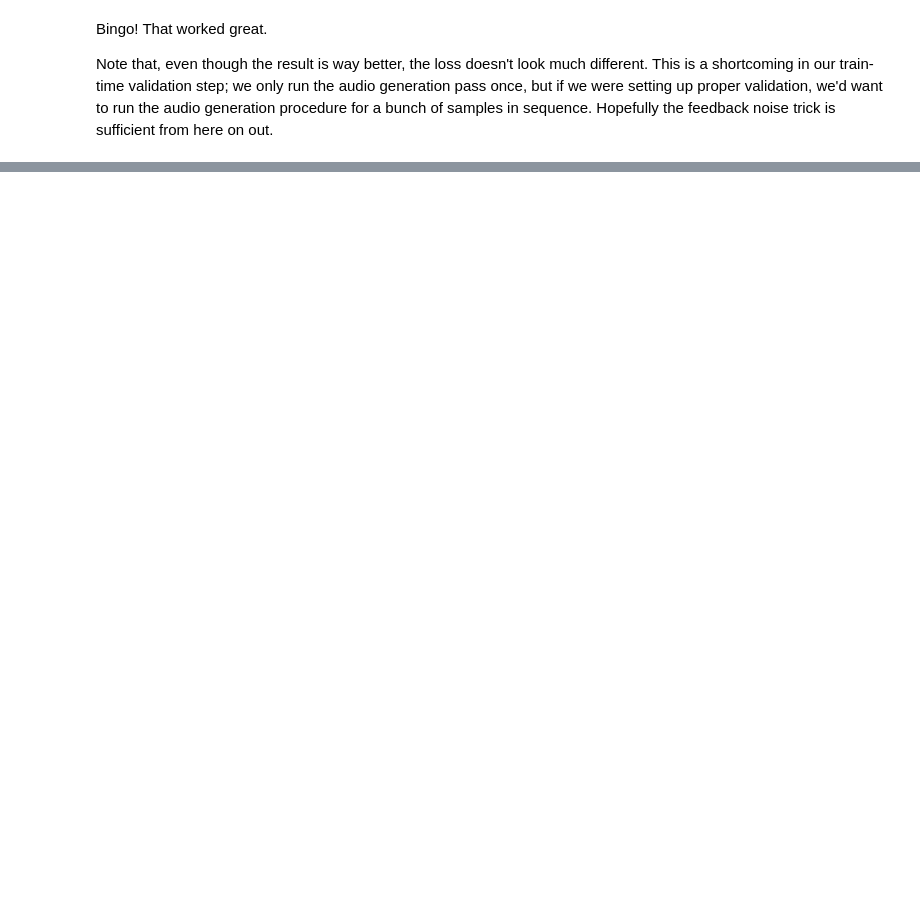
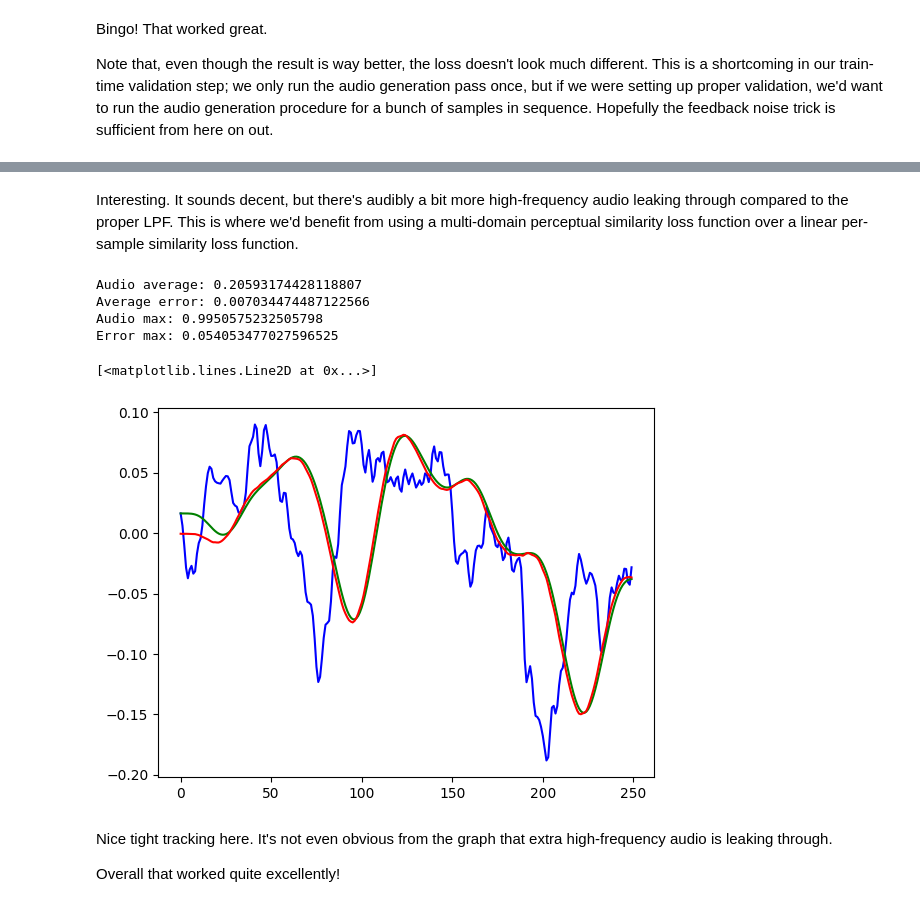
Before and after one commit to wyager/audiofx, a Jupyter notebook: audiofx.ipynb, the cells around one changed output, grey strips where cells are left out. Cells and saved outputs as stored; diff of their text form; code cells hidden in the pictures; blank space fills up the shorter version.

Commit message:
nice

```diff
--- a/audiofx.ipynb
+++ b/audiofx.ipynb
@@ -517,0 +531,3 @@ Note that, even though the result is way better, the loss doesn't look much diff
+# %%
+lowpass_listen = lowpass(listen_audio, 1000, 44100)
+Audio(lowpass_listen, rate=sample_rate)
@@ -517,0 +549,3 @@ Note that, even though the result is way better, the loss doesn't look much diff
+# %%
+lowpass_processed = apply_to_audio(lowpass_model, listen_audio)
+Audio(lowpass_processed, rate=sample_rate)
@@ -517,0 +554,26 @@ Note that, even though the result is way better, the loss doesn't look much diff
+# %% [markdown]
+Interesting. It sounds decent, but there's audibly a bit more high-frequency audio leaking through compared to the proper LPF. This is where we'd benefit from using a multi-domain perceptual similarity loss function over a linear per-sample similarity loss function.
+# %%
+avg = np.abs(lowpass_listen).mean()
+err = lowpass_processed - lowpass_listen
+avg_err = np.abs(err).mean()
+print(f"Audio average: {avg}")
+print(f"Average error: {avg_err}")
+print(f"Audio max: {listen_audio.max()}")
+print(f"Error max: {err.max()}")
+# %% [output]
+Audio average: 0.20593174428118807
+Average error: 0.007034474487122566
+Audio max: 0.9950575232505798
+Error max: 0.054053477027596525
+# %%
+plt.plot(listen_audio[:250],'b')
+plt.plot(lowpass_listen[:250],'g')
+plt.plot(lowpass_processed[:250], 'r')
+# %% [output]
+[<matplotlib.lines.Line2D at 0x...>]
+[figure, added]
+# %% [markdown]
+Nice tight tracking here. It's not even obvious from the graph that extra high-frequency audio is leaking through.
+
+Overall that worked quite excellently!
```
Also changed, not shown: parts of 9 cells of this notebook.
